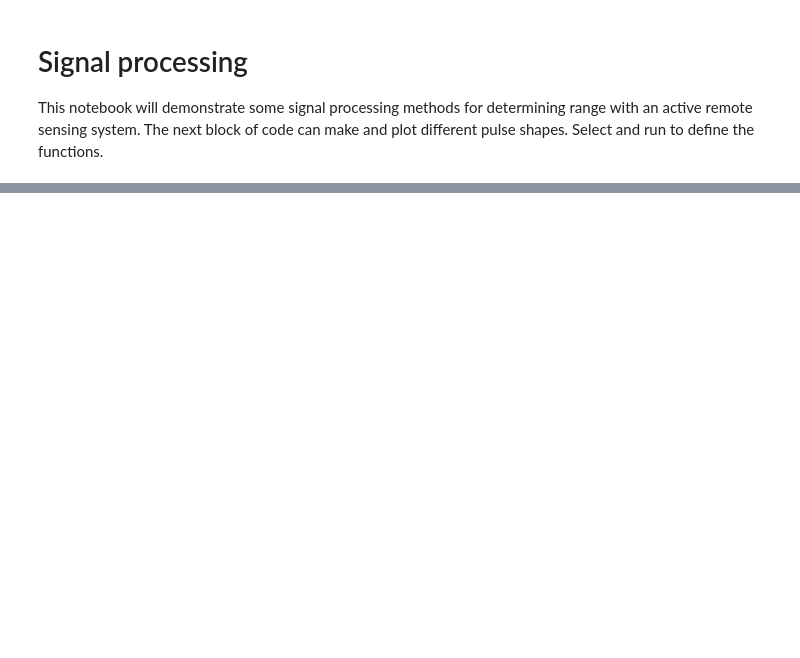
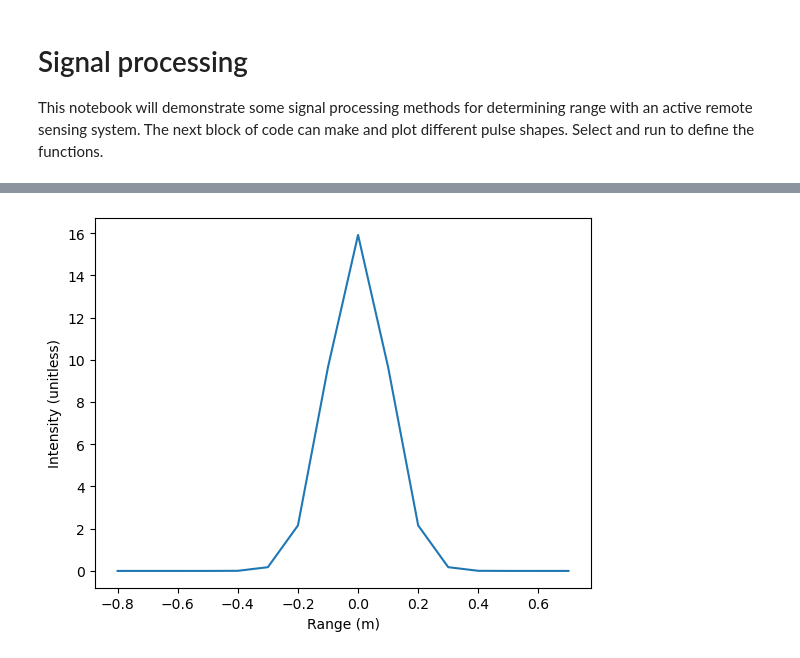
Before and after one commit to edinburgh-university-OOSA/active_sensing, a Jupyter notebook: signal_processing/signal_process.ipynb, the cells around one changed output, grey strips where cells are left out. Cells and saved outputs as stored; diff of their text form; code cells hidden in the pictures; blank space fills up the shorter version.

```diff
--- a/signal_processing/signal_process.ipynb
+++ b/signal_processing/signal_process.ipynb
@@ -84,0 +122,11 @@ pulse.plot()
+# %%
+# pulse properties
+mode="gauss"    # the type of pulse. "gauss" or "chirp"
+sigma=0.1       # 1 m width
+
+
+# set and plot a pulse with the properties from above
+pulse=setPulse(sigma,mode)
+pulse.plotPulse()
+# %% [output]
+[figure, added]
```
Also changed, not shown: parts of 9 cells of this notebook.
